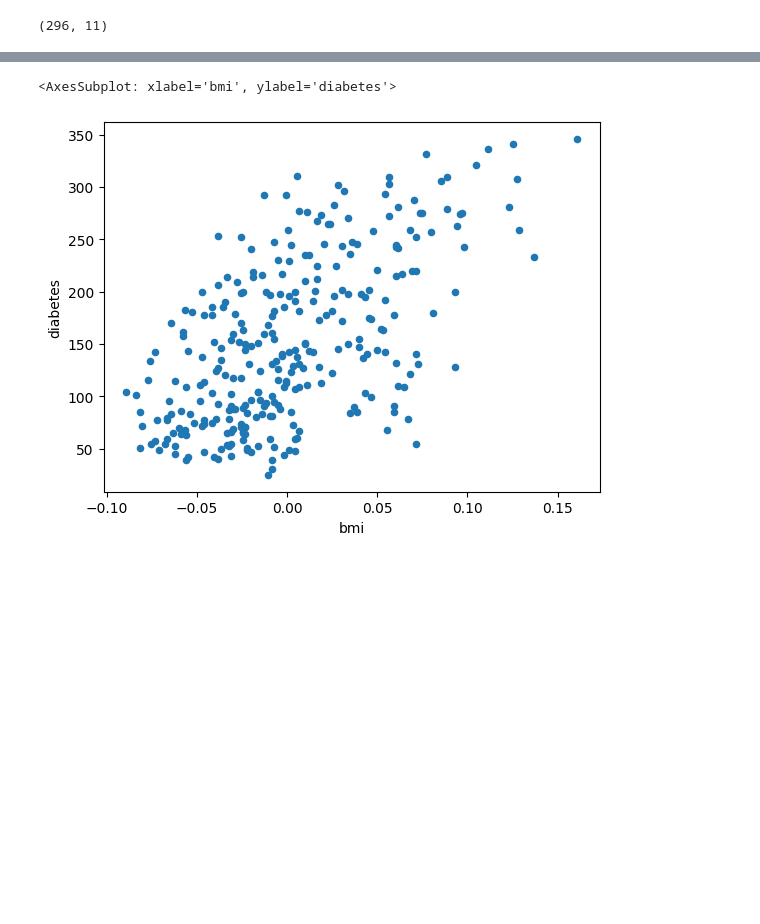
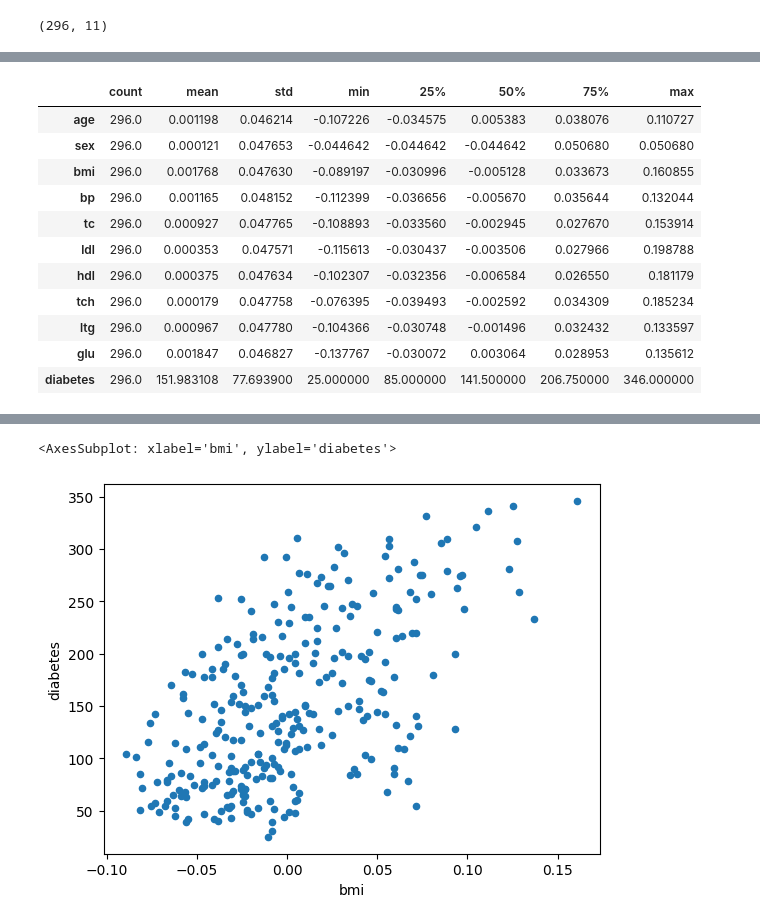
Before and after one commit to alikn/intro_to_ai, a Jupyter notebook: regularized_linear_regression.ipynb, the cells around one changed output, grey strips where cells are left out. Drawn from its saved outputs; the diff is of its cells as text; code cells hidden in the pictures; blank space fills up the shorter version.

```diff
--- a/regularized_linear_regression.ipynb
+++ b/regularized_linear_regression.ipynb
@@ -69,0 +76,15 @@ data_train.shape
+# %%
+data_train.describe().T
+# %% [output]
+|  | count | mean | std | min | 25% | 50% | 75% | max |
+| age | 296.0 | 0.001198 | 0.046214 | -0.107226 | -0.034575 | 0.005383 | 0.038076 | 0.110727 |
+| sex | 296.0 | 0.000121 | 0.047653 | -0.044642 | -0.044642 | -0.044642 | 0.050680 | 0.050680 |
+| bmi | 296.0 | 0.001768 | 0.047630 | -0.089197 | -0.030996 | -0.005128 | 0.033673 | 0.160855 |
+| bp | 296.0 | 0.001165 | 0.048152 | -0.112399 | -0.036656 | -0.005670 | 0.035644 | 0.132044 |
+| tc | 296.0 | 0.000927 | 0.047765 | -0.108893 | -0.033560 | -0.002945 | 0.027670 | 0.153914 |
+| ldl | 296.0 | 0.000353 | 0.047571 | -0.115613 | -0.030437 | -0.003506 | 0.027966 | 0.198788 |
+| hdl | 296.0 | 0.000375 | 0.047634 | -0.102307 | -0.032356 | -0.006584 | 0.026550 | 0.181179 |
+| tch | 296.0 | 0.000179 | 0.047758 | -0.076395 | -0.039493 | -0.002592 | 0.034309 | 0.185234 |
+| ltg | 296.0 | 0.000967 | 0.047780 | -0.104366 | -0.030748 | -0.001496 | 0.032432 | 0.133597 |
+| glu | 296.0 | 0.001847 | 0.046827 | -0.137767 | -0.030072 | 0.003064 | 0.028953 | 0.135612 |
+| diabetes | 296.0 | 151.983108 | 77.693900 | 25.000000 | 85.000000 | 141.500000 | 206.750000 | 346.000000 |
```
Also changed, not shown: parts of 47 cells of this notebook.
